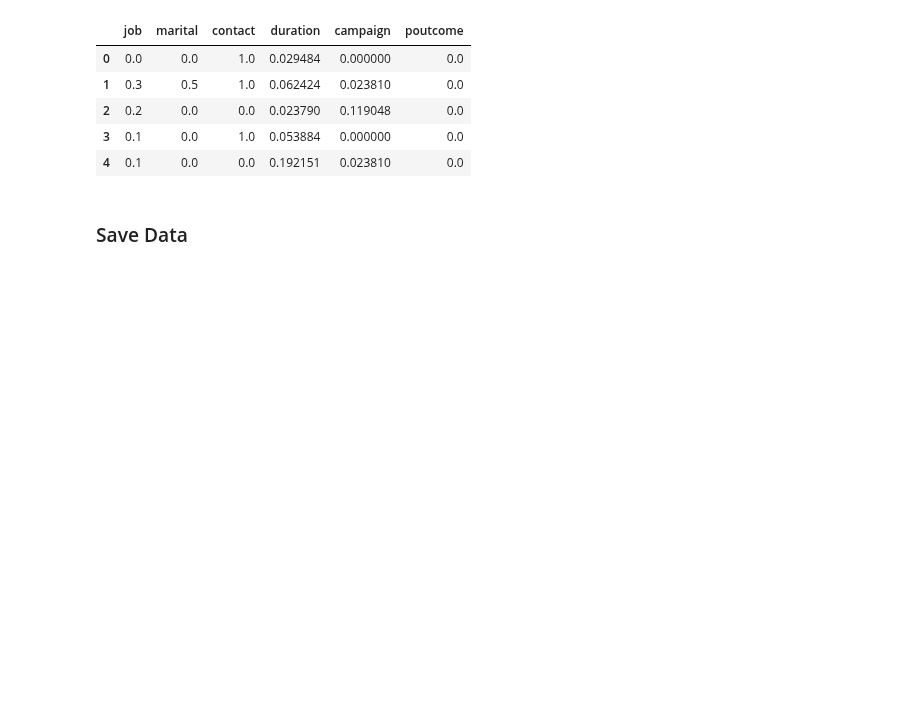
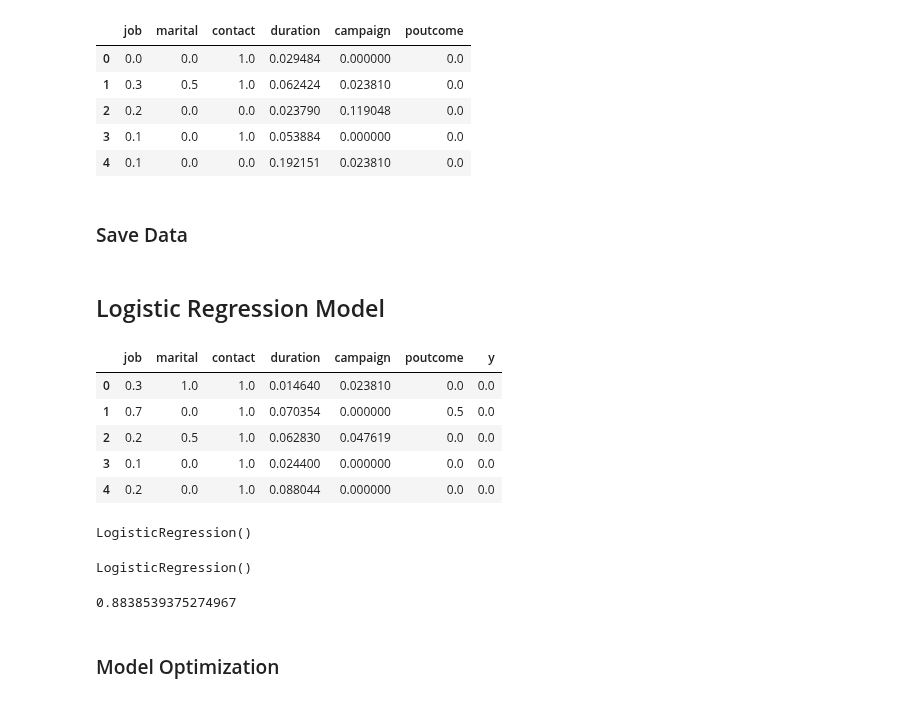
Before and after one commit to Diegomca98/4geeks-ml-template-prjs, a Jupyter notebook: src/explore.ipynb, the cells around one changed output. Saved outputs shown, nothing was run; the diff lists cells and outputs as text; code cells hidden in the pictures; blank space fills up the shorter version.

Commit message:
<Add>Logistic Regression Model Creation

```diff
--- a/src/explore.ipynb
+++ b/src/explore.ipynb
@@ -656,3 +658,16 @@ df.to_csv('../data/processed/original_df.csv', index = False)
 new_df.to_csv('../data/processed/factorized_original_df.csv', index = False)
 xtrain_sel.to_csv("../data/processed/clean_train.csv", index = False)
 xtest_sel.to_csv("../data/processed/clean_test.csv", index = False)
+# %% [markdown]
+## Logistic Regression Model
+# %%
+train, test = pd.read_csv("../data/processed/clean_train.csv"), pd.read_csv("../data/processed/clean_test.csv")
+# %%
+train.head()
+# %% [output]
+|  | job | marital | contact | duration | campaign | poutcome | y |
+| 0 | 0.3 | 1.0 | 1.0 | 0.014640 | 0.023810 | 0.0 | 0.0 |
+| 1 | 0.7 | 0.0 | 1.0 | 0.070354 | 0.000000 | 0.5 | 0.0 |
+| 2 | 0.2 | 0.5 | 1.0 | 0.062830 | 0.047619 | 0.0 | 0.0 |
+| 3 | 0.1 | 0.0 | 1.0 | 0.024400 | 0.000000 | 0.0 | 0.0 |
+| 4 | 0.2 | 0.0 | 1.0 | 0.088044 | 0.000000 | 0.0 | 0.0 |
@@ -658,0 +679,19 @@ xtest_sel.to_csv("../data/processed/clean_test.csv", index = False)
+# %%
+model = LogisticRegression()
+model.fit(xtrain, ytrain)
+# %% [output]
+LogisticRegression()
+# %%
+ypredict = model.predict(xtest)
+model.fit(
+    xtrain,
+    ytrain
+)
+# %% [output]
+LogisticRegression()
+# %%
+accuracy_score(ytest, ypredict)
+# %% [output]
+0.8838539375274967
+# %% [markdown]
+### Model Optimization
```
Also changed, not shown: parts of 2 cells of this notebook.
